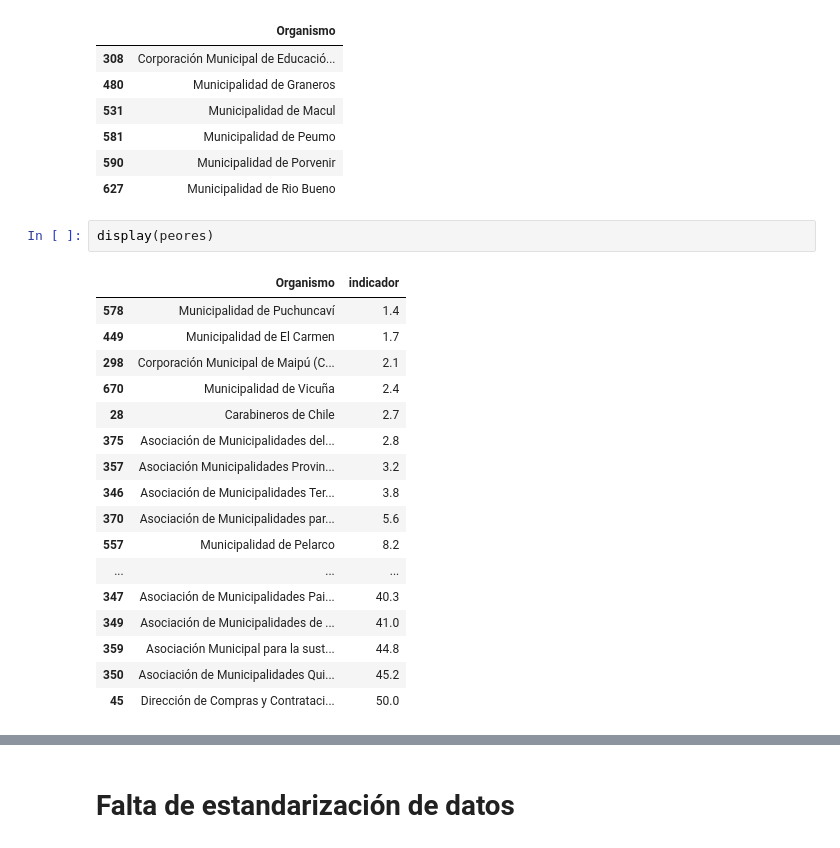
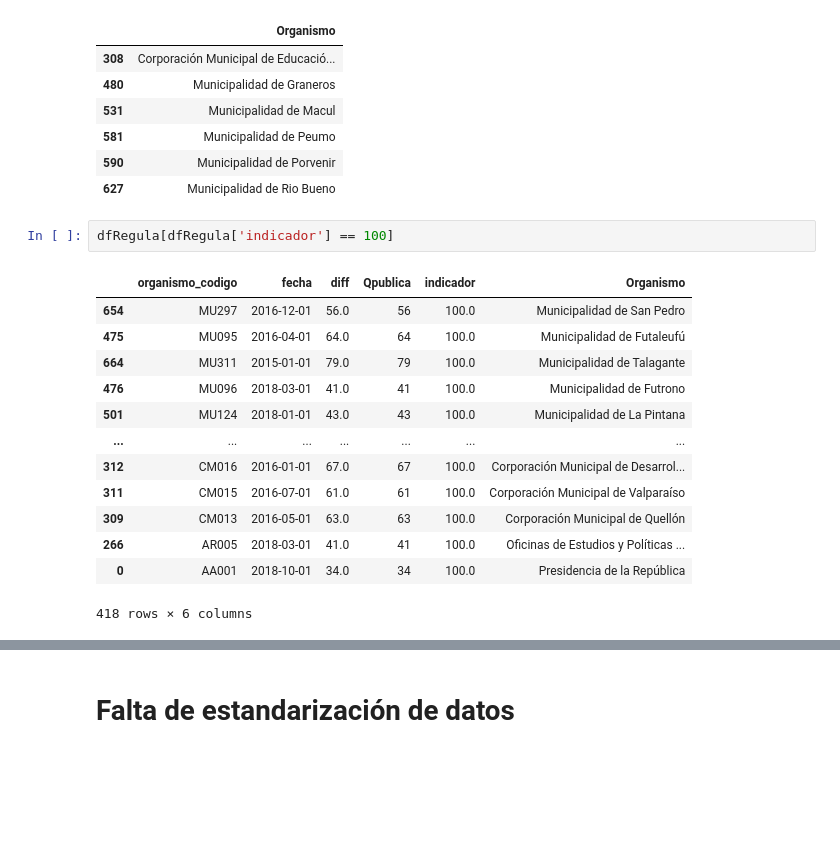
Before and after one commit to josemoragonzalez/PublicEmployment, a Jupyter notebook: informe.ipynb, the cells around one changed output, grey strips where cells are left out. Cells and saved outputs as stored; diff of their text form; blank space fills up the shorter version.

```diff
--- a/informe.ipynb
+++ b/informe.ipynb
@@ -623,23 +595,19 @@ olds
 | 581 | Municipalidad de Peumo |
 | 590 | Municipalidad de Porvenir |
 | 627 | Municipalidad de Rio Bueno |
-# %%
-display(peores)
-# %% [output]
-|  | Organismo | indicador |
-| 578 | Municipalidad de Puchuncaví | 1.4 |
-| 449 | Municipalidad de El Carmen | 1.7 |
-| 298 | Corporación Municipal de Maipú (C... | 2.1 |
-| 670 | Municipalidad de Vicuña | 2.4 |
-| 28 | Carabineros de Chile | 2.7 |
-| 375 | Asociación de Municipalidades del... | 2.8 |
-| 357 | Asociación Municipalidades Provin... | 3.2 |
-| 346 | Asociación de Municipalidades Ter... | 3.8 |
-| 370 | Asociación de Municipalidades par... | 5.6 |
-| 557 | Municipalidad de Pelarco | 8.2 |
-| ... | ... | ... |
-| 347 | Asociación de Municipalidades Pai... | 40.3 |
-| 349 | Asociación de Municipalidades de ... | 41.0 |
-| 359 | Asociación Municipal para la sust... | 44.8 |
-| 350 | Asociación de Municipalidades Qui... | 45.2 |
-| 45 | Dirección de Compras y Contrataci... | 50.0 |
+# %%
+dfRegula[dfRegula['indicador'] == 100]
+# %% [output]
+|  | organismo_codigo | fecha | diff | Qpublica | indicador | Organismo |
+| 654 | MU297 | 2016-12-01 | 56.0 | 56 | 100.0 | Municipalidad de San Pedro |
+| 475 | MU095 | 2016-04-01 | 64.0 | 64 | 100.0 | Municipalidad de Futaleufú |
+| 664 | MU311 | 2015-01-01 | 79.0 | 79 | 100.0 | Municipalidad de Talagante |
+| 476 | MU096 | 2018-03-01 | 41.0 | 41 | 100.0 | Municipalidad de Futrono |
+| 501 | MU124 | 2018-01-01 | 43.0 | 43 | 100.0 | Municipalidad de La Pintana |
+| ... | ... | ... | ... | ... | ... | ... |
+| 312 | CM016 | 2016-01-01 | 67.0 | 67 | 100.0 | Corporación Municipal de Desarrol... |
+| 311 | CM015 | 2016-07-01 | 61.0 | 61 | 100.0 | Corporación Municipal de Valparaíso |
+| 309 | CM013 | 2016-05-01 | 63.0 | 63 | 100.0 | Corporación Municipal de Quellón |
+| 266 | AR005 | 2018-03-01 | 41.0 | 41 | 100.0 | Oficinas de Estudios y Políticas ... |
+| 0 | AA001 | 2018-10-01 | 34.0 | 34 | 100.0 | Presidencia de la República |
+418 rows × 6 columns
```
Also changed, not shown: parts of 12 cells of this notebook, 4 other files.
